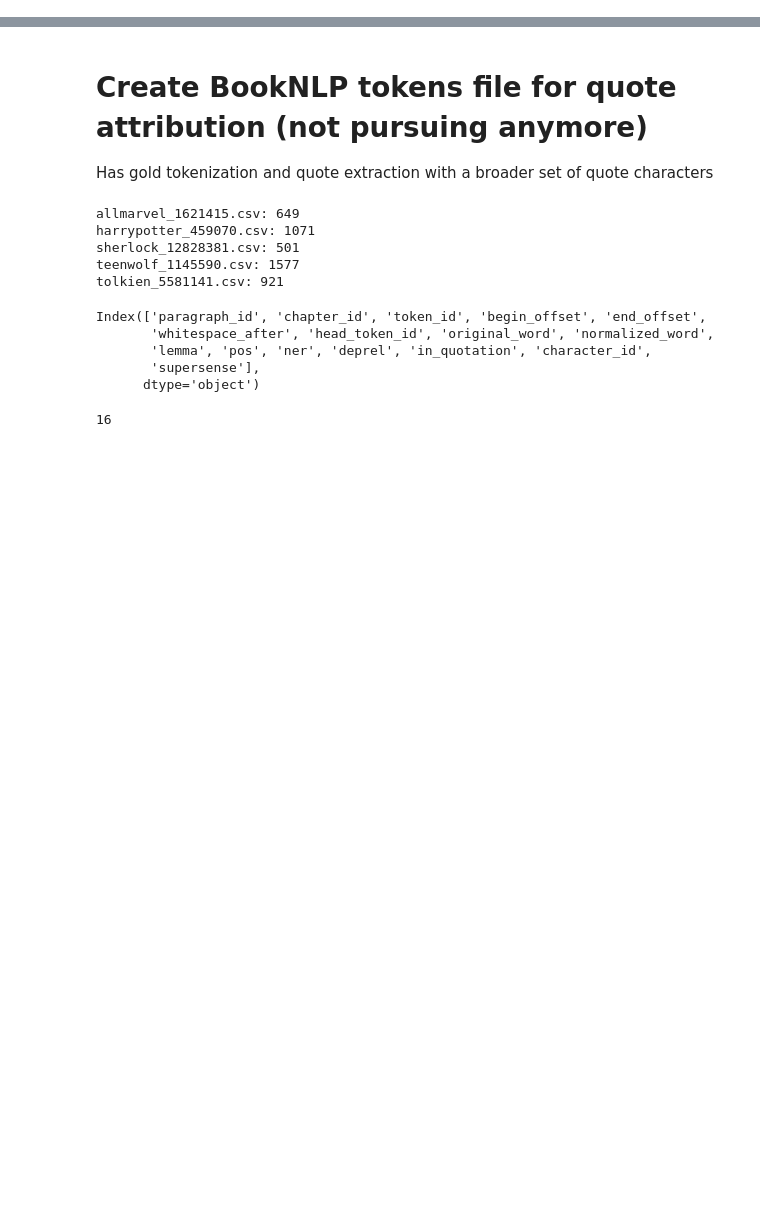
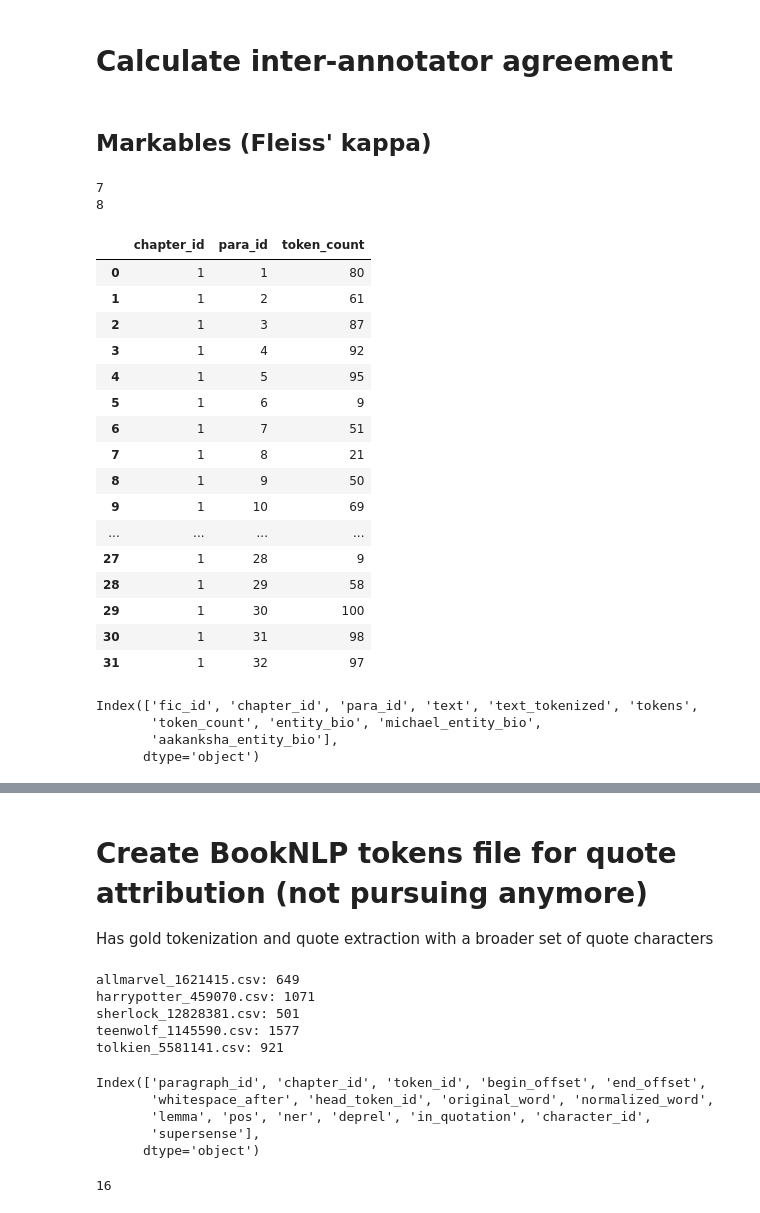
Before and after one commit to michaelmilleryoder/fanfiction-scripts, a Jupyter notebook: jupyter/pipeline_evaluation.ipynb, the cells around one changed output, grey strips where cells are left out. Saved outputs shown, nothing was run; the diff lists cells and outputs as text; code cells hidden in the pictures; blank space fills up the shorter version.

```diff
--- a/jupyter/pipeline_evaluation.ipynb
+++ b/jupyter/pipeline_evaluation.ipynb
@@ -0,0 +3,15 @@
+# %%
+import os
+import json
+
+predicted_quotes_dirpath = '/data/fanfiction_ao3/annotated_10fandom/dev/pipeline_output/quote_attribution/'
+predicted_quotes = {}
+
+for fname in os.listdir(predicted_quotes_dirpath):
+    print(fname)
+    fic_id = int(fname.split('.')[0].split('_')[-1])
+
+    with open(os.path.join(predicted_quotes_dirpath, fname)) as f:
+        predicted_quotes[fic_id] = json.load(f)
+
+predicted_quotes
@@ -0,0 +41,4 @@
+# %% [markdown]
+# Calculate inter-annotator agreement
+# %% [markdown]
+## Markables (Fleiss' kappa)
@@ -0,0 +72,54 @@
+# %%
+# Load my annotations
+annotations_dirpath = '/data/fanfiction_ao3/annotated_10fandom/test/entity_clusters/'
+fname = 'teenwolf_3150806_entity_clusters.csv'
+
+michael_annotations = extract_gold_character_spans(annotations_dirpath, fname)
+print(len(michael_annotations))
+
+# Load Aakanksha's annotations
+annotations_dirpath = '/data/fanfiction_ao3/annotated_10fandom/test/entity_clusters/'
+fname = 'teenwolf_3150806_entity_clusters_aakanksha.csv'
+
+aakanksha_annotations = extract_gold_character_spans(annotations_dirpath, fname)
+print(len(aakanksha_annotations))
+# %% [output]
+7
+8
+# %%
+# Build token-level BIO annotation table
+
+# Load counts of fic tokens
+fic_dirpath = '/data/fanfiction_ao3/annotated_10fandom/test/fics/'
+fandom_fname = 'teenwolf_3150806'
+fname = f'{fandom_fname}.csv'
+fic_fpath = os.path.join(fic_dirpath, fname)
+fic = pd.read_csv(fic_fpath)
+fic['tokens'] = fic['text_tokenized'].str.split()
+fic['token_count'] = fic['tokens'].map(lambda x: len(x))
+fic.loc[:, ['chapter_id', 'para_id', 'token_count']]
+# %% [output]
+|  | chapter_id | para_id | token_count |
+| 0 | 1 | 1 | 80 |
+| 1 | 1 | 2 | 61 |
+| 2 | 1 | 3 | 87 |
+| 3 | 1 | 4 | 92 |
+| 4 | 1 | 5 | 95 |
+| 5 | 1 | 6 | 9 |
+| 6 | 1 | 7 | 51 |
+| 7 | 1 | 8 | 21 |
+| 8 | 1 | 9 | 50 |
+| 9 | 1 | 10 | 69 |
+| ... | ... | ... | ... |
+| 27 | 1 | 28 | 9 |
+| 28 | 1 | 29 | 58 |
+| 29 | 1 | 30 | 100 |
+| 30 | 1 | 31 | 98 |
+| 31 | 1 | 32 | 97 |
+# %%
+fic.columns
+# %% [output]
+Index(['fic_id', 'chapter_id', 'para_id', 'text', 'text_tokenized', 'tokens',
+       'token_count', 'entity_bio', 'michael_entity_bio',
+       'aakanksha_entity_bio'],
+      dtype='object')
```
Also changed, not shown: parts of 10 cells of this notebook.
